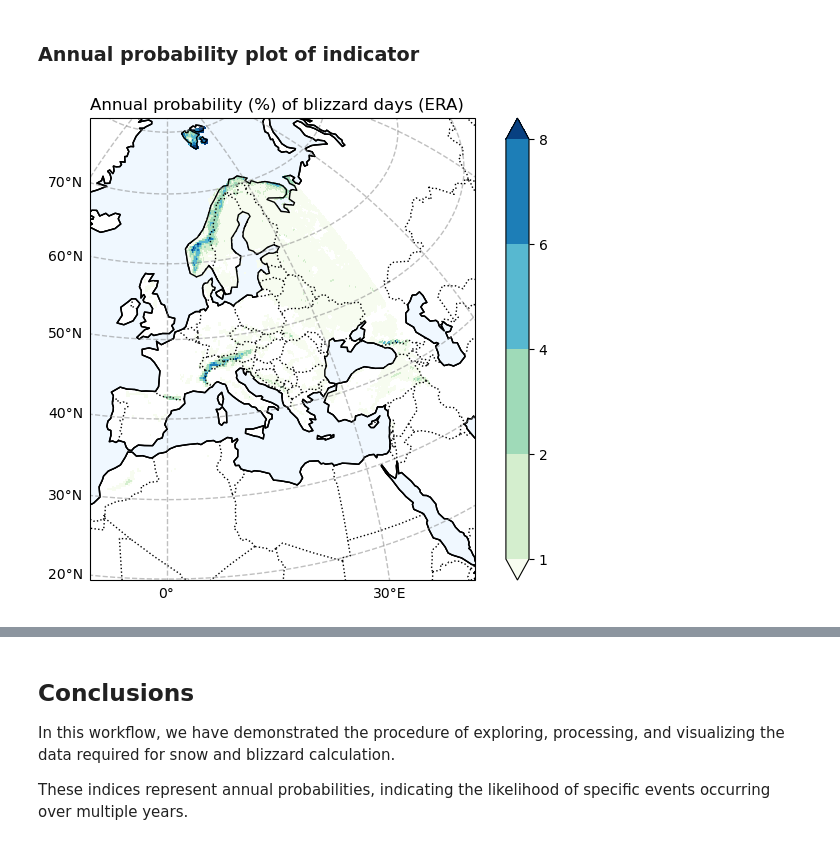
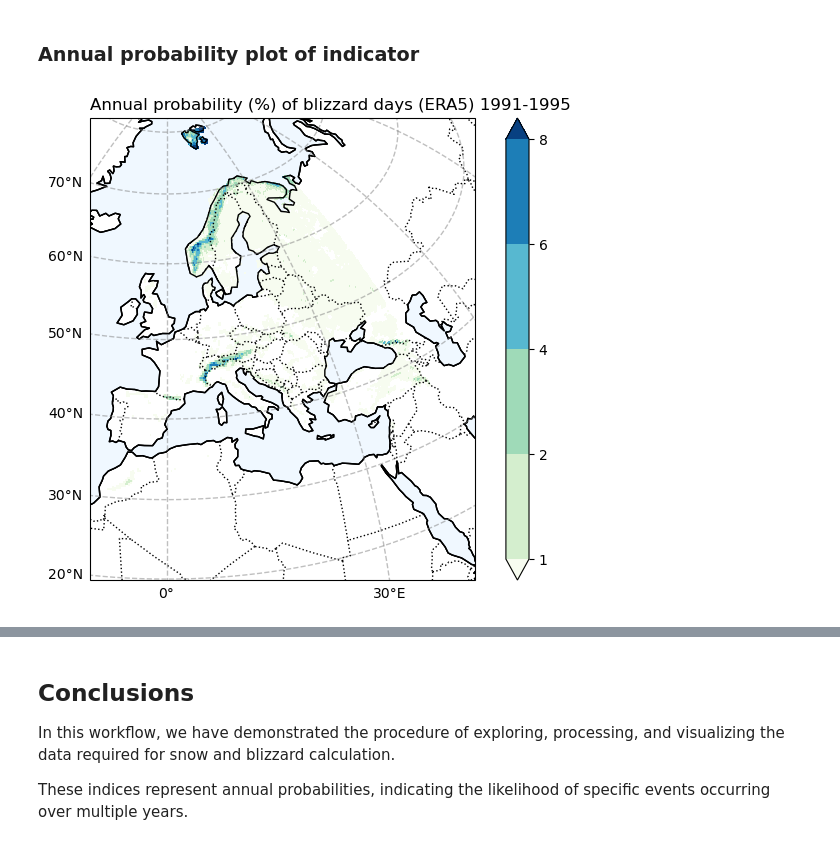
Before and after one commit to CLIMAAX/SNOW, a Jupyter notebook: 01_Heavy_snowfall_and_blizzards/Hazard_assessment_SNOW_BLIZZARDS.ipynb, the cells around one changed output, grey strips where cells are left out. Drawn from its saved outputs; the diff is of its cells as text; code cells hidden in the pictures.

```diff
--- a/01_Heavy_snowfall_and_blizzards/Hazard_assessment_SNOW_BLIZZARDS.ipynb
+++ b/01_Heavy_snowfall_and_blizzards/Hazard_assessment_SNOW_BLIZZARDS.ipynb
@@ -495,3 +564,11 @@ del snow25Prob_annual_ERA
+# %%
+Snow25Prob_file = f'{data_dir}/Snow25Prob_annual_mean_ERA5_1991_1995.nc'
+Snow6Prob_file = f'{data_dir}/Snow6Prob_annual_mean_ERA5_1991_1995.nc'
+BdayCount_file = f'{data_dir}/BdayCount_AnaProb_mean_ERA5_1991_1995.nc'
+
+snow25Prob_annual_mean_ERA = xr.open_mfdataset(Snow25Prob_file)
+snow6Prob_annual_mean_ERA = xr.open_mfdataset(Snow6Prob_file)
+BdayCount_anaProb_mean_ERA = xr.open_mfdataset(BdayCount_file)
 # %% [markdown]
 ## Visualize the hazard data
 Having acquired the data and computed the required indicator, we proceed to create visual plots for data exploration.
@@ -500,33 +577,32 @@ Having acquired the data and computed the required indicator, we proceed to crea
 # %%
 # Blizzard plot for ERA5
 
 np.warnings.filterwarnings('ignore')
 fig = plt.figure(figsize=(8, 6))
 p_levels = [ 1,2,4,6,8]
 
 p = BdayCount_anaProb_mean_ERA.blizzard_days.plot(
     subplot_kws=dict(projection=ccrs.Orthographic(0, 35)),
     levels=p_levels,
     cbar_kwargs={"label": "  "},
     cmap="GnBu",
     transform=ccrs.PlateCarree(),
 )
 p.axes.coastlines()
-plt.title('Annual probability (%) of blizzard days (ERA5)', loc = "left")
+plt.title(f'Annual probability (%) of blizzard days (ERA5) {Hist_start_year}-{Hist_end_year}', loc = "left")
 
 # Add coastlines and features
-
 p.axes.add_feature(cfeature.BORDERS, linestyle=':')
 p.axes.add_feature(cfeature.LAND, edgecolor='black', facecolor='none')
 p.axes.add_feature(cfeature.OCEAN, edgecolor='black', facecolor='aliceblue')
 
 # Add latitude and longitude labels
 gl = p.axes.gridlines(crs=ccrs.PlateCarree(), draw_labels=True,
                       linewidth=1, color='gray', alpha=0.5, linestyle='--')
 gl.xlabels_top = False
 gl.ylabels_right = False
 
-fileout = os.path.join(plot_dir,'Annual_probability_of_blizzard_days_ERA5.png'.format(areaname))
+fileout = os.path.join(plot_dir,f'Annual_probability_of_blizzard_days_ERA5_{Hist_start_year}_{Hist_end_year}.png'.format(areaname))
 fig.savefig(fileout)
 # %% [output]
-[figure, old version]
+[figure, new version]
```
Also changed, not shown: parts of 30 cells of this notebook, 2 other files.
